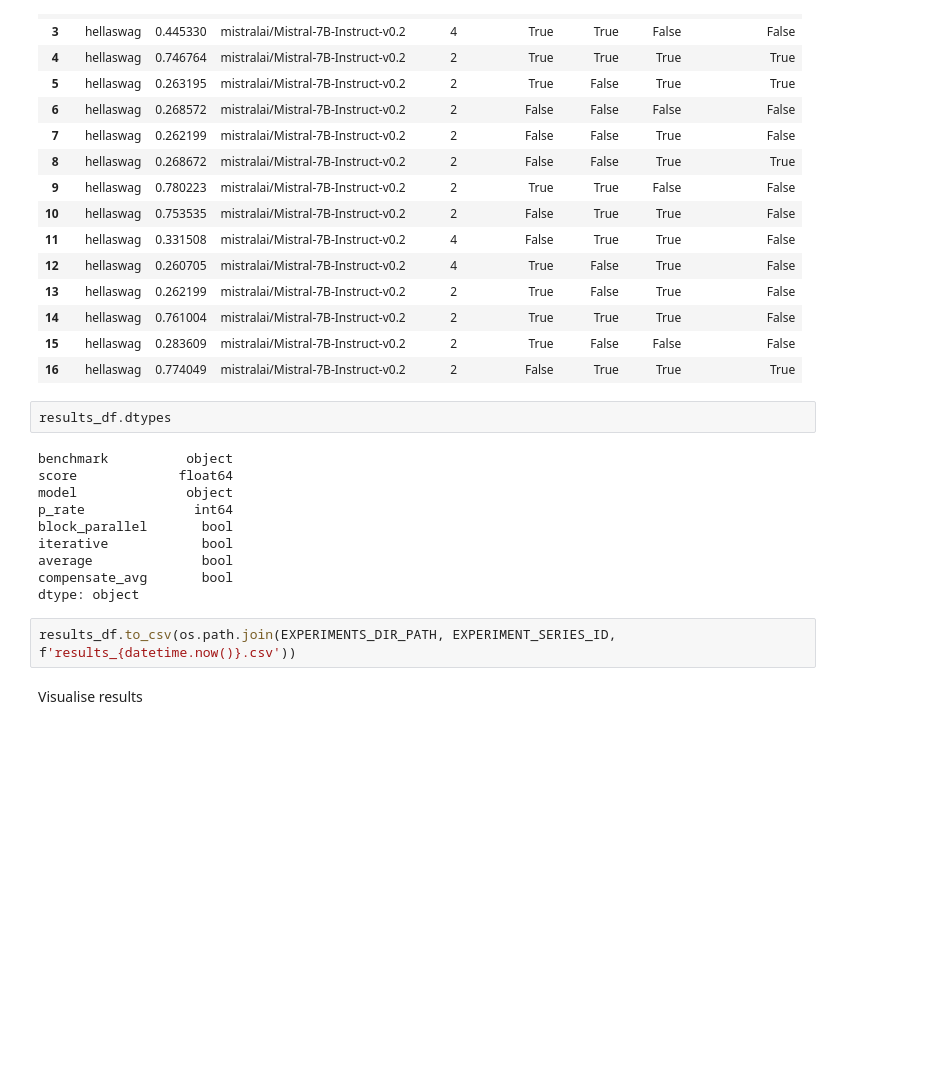
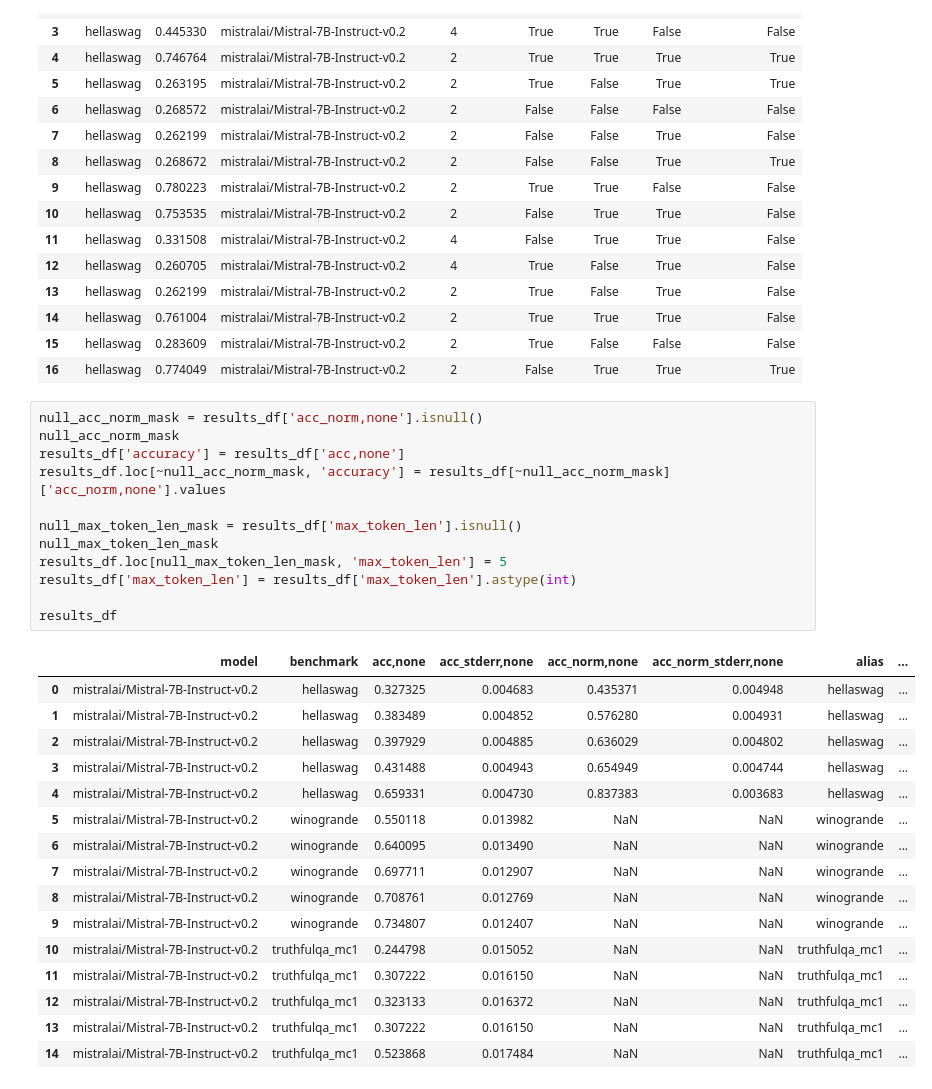
Before and after one commit to vincenzo-scotti/transformer_wrappers, a Jupyter notebook: notebooks/eval_resizable_wrapper.ipynb, the cells around one changed output. Saved outputs shown, nothing was run; the diff lists cells and outputs as text; blank space fills up the shorter version.

```diff
--- a/notebooks/eval_resizable_wrapper.ipynb
+++ b/notebooks/eval_resizable_wrapper.ipynb
@@ -189,22 +350,35 @@ results_df
 | 14 | hellaswag | 0.761004 | mistralai/Mistral-7B-Instruct-v0.2 | 2 | True | True | True | False |
 | 15 | hellaswag | 0.283609 | mistralai/Mistral-7B-Instruct-v0.2 | 2 | True | False | False | False |
 | 16 | hellaswag | 0.774049 | mistralai/Mistral-7B-Instruct-v0.2 | 2 | False | True | True | True |
-# %%
-results_df.dtypes
-# %% [output]
-benchmark          object
-score             float64
-model              object
-p_rate              int64
-block_parallel       bool
-iterative            bool
-average              bool
-compensate_avg       bool
-dtype: object
-# %%
-results_df.to_csv(os.path.join(EXPERIMENTS_DIR_PATH, EXPERIMENT_SERIES_ID, f'results_{datetime.now()}.csv'))
-# %% [markdown]
-Visualise results
+# %%
+null_acc_norm_mask = results_df['acc_norm,none'].isnull()
+null_acc_norm_mask
+results_df['accuracy'] = results_df['acc,none']
+results_df.loc[~null_acc_norm_mask, 'accuracy'] = results_df[~null_acc_norm_mask]['acc_norm,none'].values
+
+null_max_token_len_mask = results_df['max_token_len'].isnull()
+null_max_token_len_mask
+results_df.loc[null_max_token_len_mask, 'max_token_len'] = 5
+results_df['max_token_len'] = results_df['max_token_len'].astype(int)
+
+results_df
+# %% [output]
+|  | model | benchmark | acc,none | acc_stderr,none | acc_norm,none | acc_norm_stderr,none | alias | ... |
+| 0 | mistralai/Mistral-7B-Instruct-v0.2 | hellaswag | 0.327325 | 0.004683 | 0.435371 | 0.004948 | hellaswag | ... |
+| 1 | mistralai/Mistral-7B-Instruct-v0.2 | hellaswag | 0.383489 | 0.004852 | 0.576280 | 0.004931 | hellaswag | ... |
+| 2 | mistralai/Mistral-7B-Instruct-v0.2 | hellaswag | 0.397929 | 0.004885 | 0.636029 | 0.004802 | hellaswag | ... |
+| 3 | mistralai/Mistral-7B-Instruct-v0.2 | hellaswag | 0.431488 | 0.004943 | 0.654949 | 0.004744 | hellaswag | ... |
+| 4 | mistralai/Mistral-7B-Instruct-v0.2 | hellaswag | 0.659331 | 0.004730 | 0.837383 | 0.003683 | hellaswag | ... |
+| 5 | mistralai/Mistral-7B-Instruct-v0.2 | winogrande | 0.550118 | 0.013982 | NaN | NaN | winogrande | ... |
+| 6 | mistralai/Mistral-7B-Instruct-v0.2 | winogrande | 0.640095 | 0.013490 | NaN | NaN | winogrande | ... |
+| 7 | mistralai/Mistral-7B-Instruct-v0.2 | winogrande | 0.697711 | 0.012907 | NaN | NaN | winogrande | ... |
+| 8 | mistralai/Mistral-7B-Instruct-v0.2 | winogrande | 0.708761 | 0.012769 | NaN | NaN | winogrande | ... |
+| 9 | mistralai/Mistral-7B-Instruct-v0.2 | winogrande | 0.734807 | 0.012407 | NaN | NaN | winogrande | ... |
+| 10 | mistralai/Mistral-7B-Instruct-v0.2 | truthfulqa_mc1 | 0.244798 | 0.015052 | NaN | NaN | truthfulqa_mc1 | ... |
+| 11 | mistralai/Mistral-7B-Instruct-v0.2 | truthfulqa_mc1 | 0.307222 | 0.016150 | NaN | NaN | truthfulqa_mc1 | ... |
+| 12 | mistralai/Mistral-7B-Instruct-v0.2 | truthfulqa_mc1 | 0.323133 | 0.016372 | NaN | NaN | truthfulqa_mc1 | ... |
+| 13 | mistralai/Mistral-7B-Instruct-v0.2 | truthfulqa_mc1 | 0.307222 | 0.016150 | NaN | NaN | truthfulqa_mc1 | ... |
+| 14 | mistralai/Mistral-7B-Instruct-v0.2 | truthfulqa_mc1 | 0.523868 | 0.017484 | NaN | NaN | truthfulqa_mc1 | ... |
 # %%
 fig = plt.figure()
 sns.relplot(
```
Also changed, not shown: parts of 39 cells of this notebook.
